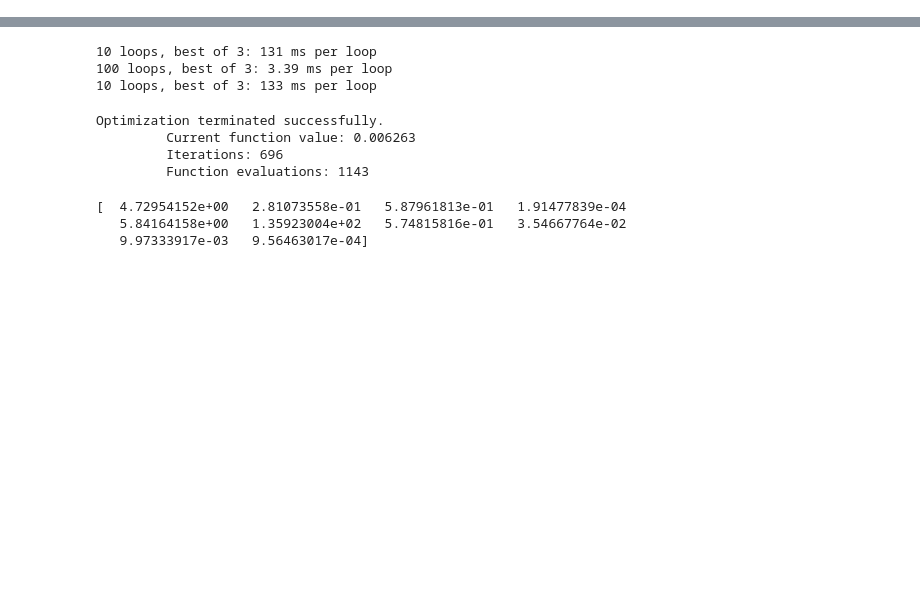
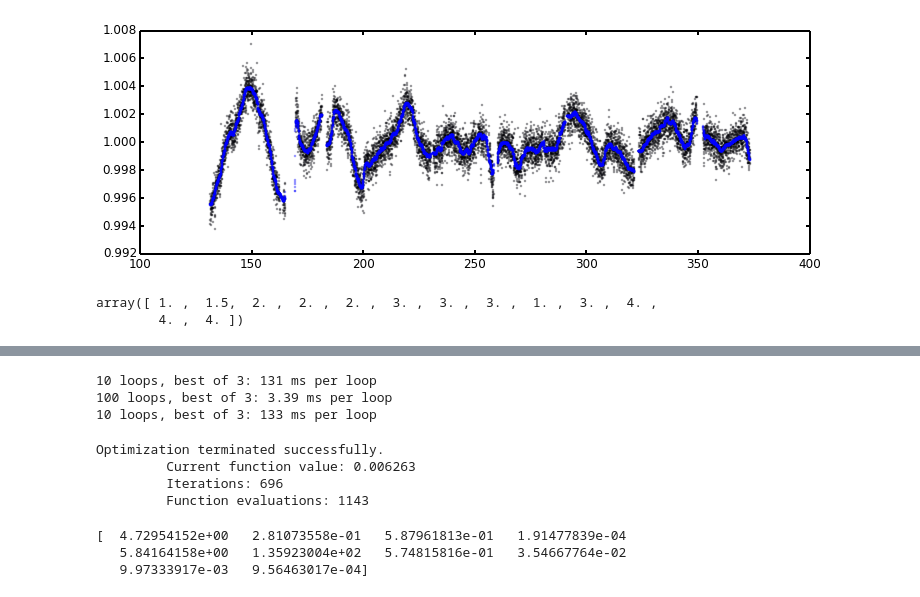
Before and after one commit to timothydmorton/transit-fitting, a Jupyter notebook: notebooks/scratchwork.ipynb, the cells around one changed output, grey strips where cells are left out. Cells and saved outputs as stored; diff of their text form; code cells hidden in the pictures; blank space fills up the shorter version.

Commit message:
implemented median-filter detrending

```diff
--- a/notebooks/scratchwork.ipynb
+++ b/notebooks/scratchwork.ipynb
@@ -86,0 +83,11 @@ transit_stack(model.time, model.flux, model.period[1], model.epoch[1])
+# %%
+#from scipy.signal import medfilt
+import pandas as pd
+filtered = pd.rolling_median(model._flux, 75, center=True, min_periods=3)
+# %%
+tmax = 400
+plt.figure(figsize=(12,4))
+plt.plot(model.time[model.time < tmax], model.flux[model.time < tmax], 'o', ms=0.3)
+plt.plot(model._time[model._time < tmax], filtered[model._time < tmax], 'bo', ms=0.3, mec='b');
+# %% [output]
+[figure, added]
@@ -86,0 +96,7 @@ transit_stack(model.time, model.flux, model.period[1], model.epoch[1])
+# %%
+med = lambda x: pd.Series(x).dropna().median()
+
+pd.rolling_median(np.array([1,2,2,2,3,3,np.nan,np.nan,1,5,4,4,2]), 3, min_periods=1)
+# %% [output]
+array([ 1. ,  1.5,  2. ,  2. ,  2. ,  3. ,  3. ,  3. ,  1. ,  3. ,  4. ,
+        4. ,  4. ])
```
Also changed, not shown: parts of 11 cells of this notebook, 2 other files.
